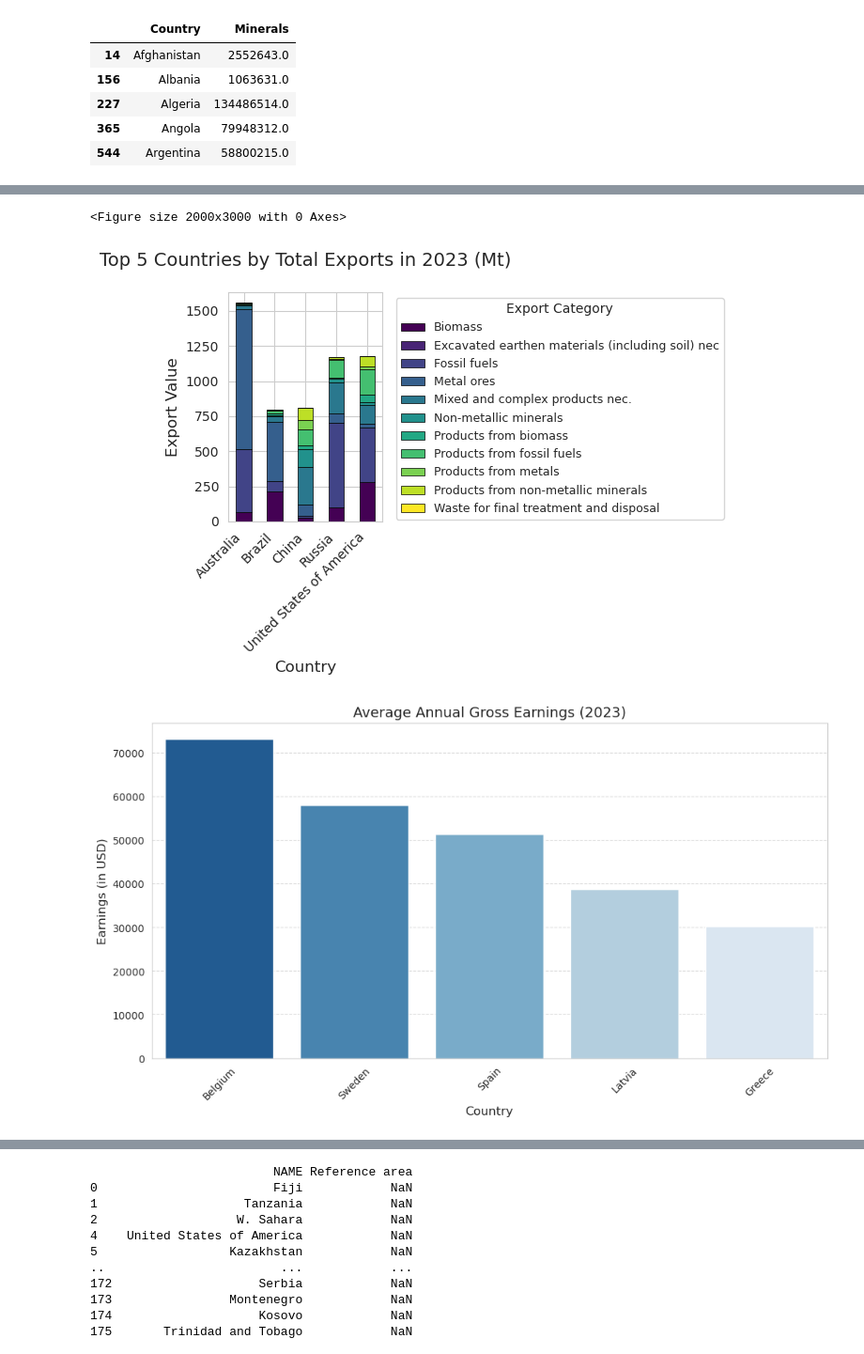
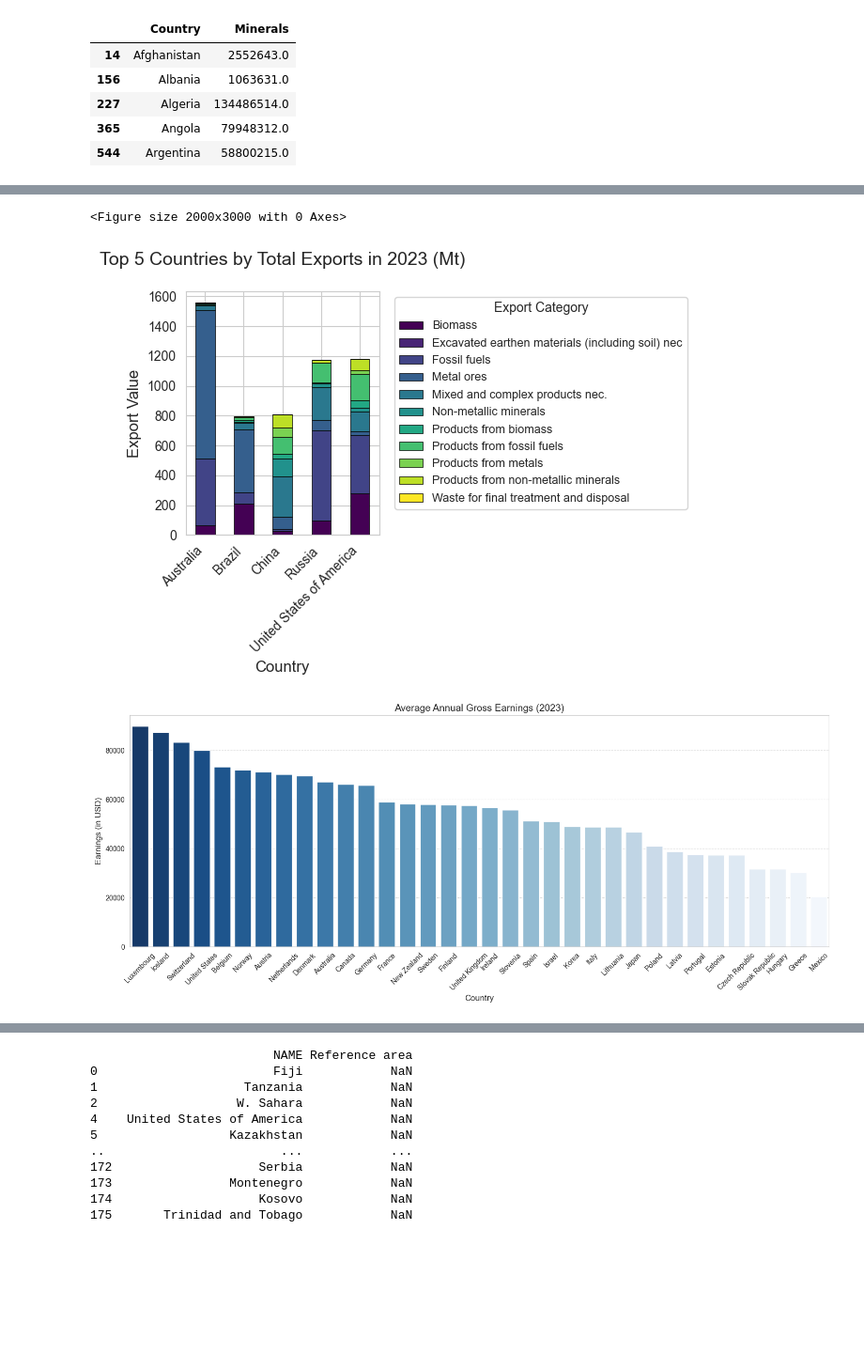
Before and after one commit to OrionFlame1/dataViz, a Jupyter notebook: Main_great.ipynb, the cells around one changed output, grey strips where cells are left out. Shown at 94% size. Drawn from its saved outputs; the diff is of its cells as text; code cells hidden in the pictures; blank space fills up the shorter version.

```diff
--- a/Main_great.ipynb
+++ b/Main_great.ipynb
@@ -355,42 +499,42 @@ exports = df_mr[["Country", "Category", "Flow name", "2023"]][df_mr["Flow name"]
 exports["2023"] = exports["2023"] / 1000000
 
 country_totals = exports.groupby('Country')['2023'].sum()
 top_countries = country_totals.nlargest(5).index
 
 df_top5 = exports[exports['Country'].isin(top_countries)]
 
 pivot_df = df_top5.pivot(index='Country', columns='Category', values='2023').fillna(0)
 
 plt.figure(figsize=(20, 30))
 
-sb.set_style("whitegrid")
+sns.set_style("whitegrid")
 pivot_df.plot(kind='bar', stacked=True, colormap='viridis', edgecolor='black', linewidth=0.5)
 
 plt.title('Top 5 Countries by Total Exports in 2023 (Mt)', fontsize=14, pad=20)
 plt.ylabel('Export Value', fontsize=12)
 plt.xlabel('Country', fontsize=12)
 plt.xticks(rotation=45, ha='right')
 
 plt.legend(title='Export Category',
            bbox_to_anchor=(1.05, 1),
            loc='upper left',
            fontsize=9)
 
 plt.ticklabel_format(style='plain', axis='y')
 
 plt.tight_layout()
 
 plt.show()
 # %% [output]
 <Figure size 2000x3000 with 0 Axes>
-[figure, old version]
+[figure, new version]
 # %%
 annual_earnings = filter_wellbeing(df_wb, "Average annual gross earnings", "Work and job quality", 2023)
-annual_earnings = annual_earnings.head().sort_values("OBS_VALUE", ascending=False)
+annual_earnings = annual_earnings.sort_values("OBS_VALUE", ascending=False)
 
-plt.figure(figsize=(12, 6))
+plt.figure(figsize=(18, 6))
 
-sb.barplot(data=annual_earnings, x="Reference area", y="OBS_VALUE", hue="Reference area", palette="Blues_r")
+sns.barplot(data=annual_earnings, x="Reference area", y="OBS_VALUE", hue="Reference area", palette="Blues_r")
 
 plt.title("Average Annual Gross Earnings (2023)", fontsize=14)
 plt.xlabel("Country", fontsize=12)
@@ -401,4 +545,4 @@ plt.grid(axis="y", linestyle="--", alpha=0.7)
 # Show plot
 plt.show()
 # %% [output]
-[figure, old version]
+[figure, new version]
```
Also changed, not shown: parts of 33 cells of this notebook, 2 other files.
